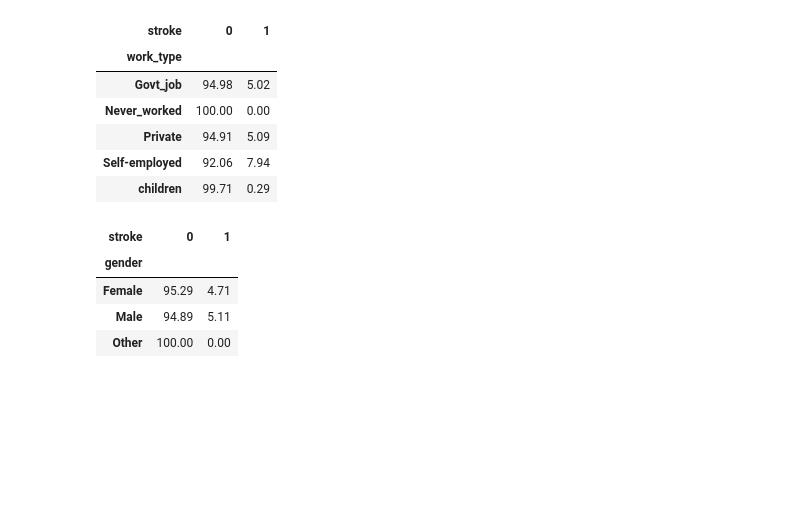
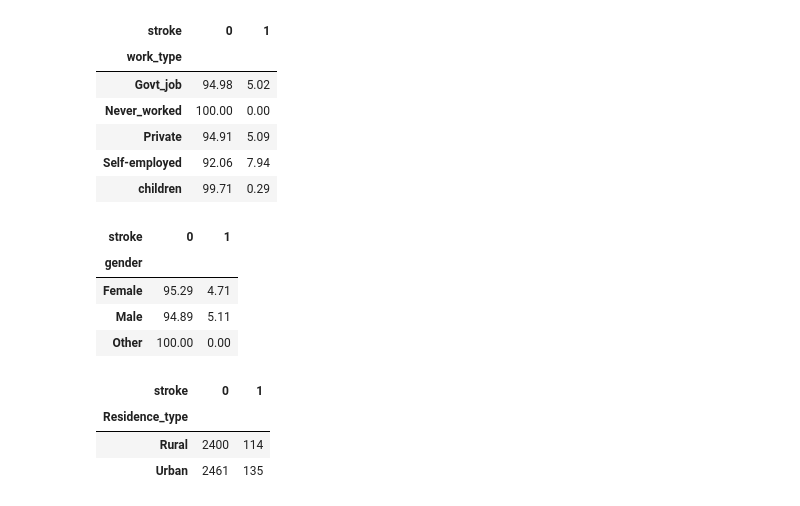
Before and after one commit to yannoushka74/Strokes_prediction_-BERTHET_NOURAUD_TRIEU, a Jupyter notebook: strokes_cleaning.ipynb, the cells around one changed output. Cells and saved outputs as stored; diff of their text form; code cells hidden in the pictures; blank space fills up the shorter version.

```diff
--- a/strokes_cleaning.ipynb
+++ b/strokes_cleaning.ipynb
@@ -238,3 +297,16 @@ round(pd.crosstab(df_new["gender"], df_new["stroke"],normalize="index")*100, 2)
 | Female | 95.29 | 4.71 |
 | Male | 94.89 | 5.11 |
 | Other | 100.00 | 0.00 |
+# %%
+ # Est-ce que le type de résidence est un vecteur marquant sur la crise cardiaque ?
+colonne1 = df['Residence_type']
+colonne2 = df['stroke']
+
+pd.crosstab(colonne1, colonne2)
+
+#un petit peu plus de crise cardiaque en ville 135 contre 114 en campagne
+# %% [output]
+| stroke | 0 | 1 |
+| Residence_type |  |  |
+| Rural | 2400 | 114 |
+| Urban | 2461 | 135 |
```
Also changed, not shown: parts of 8 cells of this notebook.
